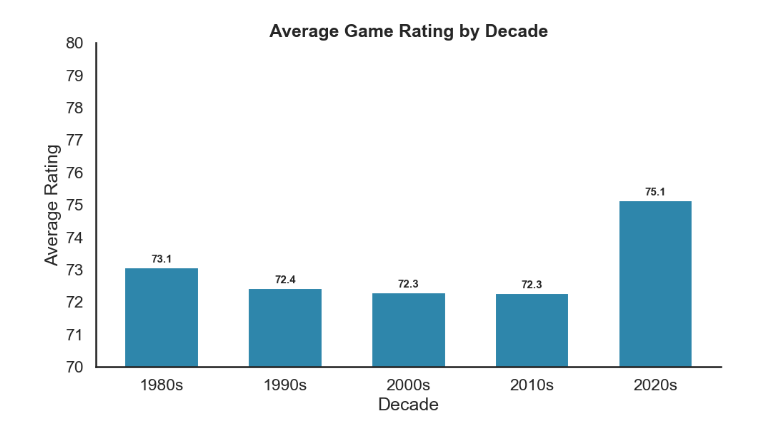
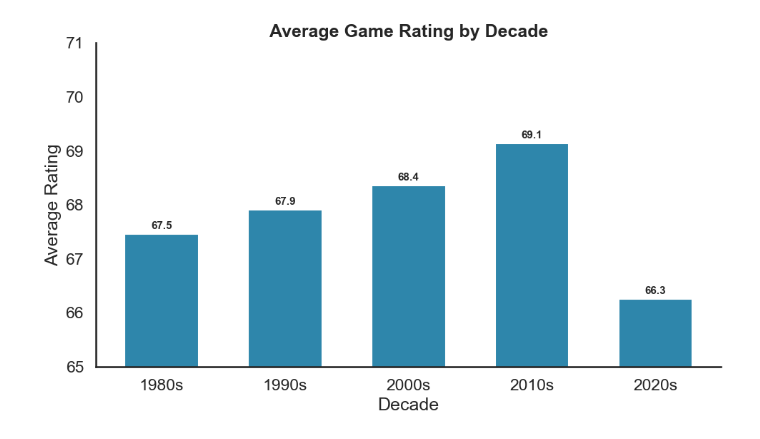
Before and after one commit to grantstarnes/h501-group6, a Jupyter notebook: videogame_test.ipynb, the cells around one changed output. Saved outputs shown, nothing was run; the diff lists cells and outputs as text; code cells hidden in the pictures.

```diff
--- a/videogame_test.ipynb
+++ b/videogame_test.ipynb
@@ -14,0 +88,8 @@ videogame_data = pd.read_csv(
+# %%
+merged_df = (
+    df3
+    .merge(df2, left_on='id', right_on = 'game_id', how='left')
+    .merge(df, left_on='game_id', right_on = 'game_id', how='left')
+)
+
+print(merged_df.head())
@@ -15,16 +114,14 @@ videogame_data = pd.read_csv(
 # %%
 # Code for Ratings of the Top 10 Genres based on Time to Beat Mode Graph
 
-
-
 # Choose genre column
-genre_col = "genres" if "genres" in videogame_data.columns else ("genre" if "genre" in videogame_data.columns else None)
+genre_col = "genres" if "genres" in merged_df.columns else ("genre" if "genre" in merged_df.columns else None)
 if genre_col is None:
     raise KeyError("No 'genres' or 'genre' column in merged_df.")
 
 # Keep columns we need (including total_rating ONLY)
 need = [genre_col, "name", "total_rating", "hastily", "normally", "completely"]
-work = videogame_data[[c for c in need if c in videogame_data.columns]].copy()
+work = merged_df[[c for c in need if c in merged_df.columns]].copy()
 
 # Split pipe-delimited genres -> explode
 work[genre_col] = work[genre_col].fillna("").astype(str)
@@ -199,35 +326,39 @@ decade_avg = (
 # %%
-# --- Create Bar Chart ---
+# 5) Plot bar chart
 sns.set_style("white")
 sns.set_context("talk")
 BRAND = "#2E86AB"
 
 fig, ax = plt.subplots(figsize=(10, 6))
-bars = ax.bar(decade_avg["decade"], decade_avg["avg_rating"], color=BRAND, width=0.6)
+bars = ax.bar(decade_avg["decade"], decade_avg["avg_rating"],
+              color=BRAND, width=0.6)
 
 # Label each bar with value
 for bar in bars:
     height = bar.get_height()
     ax.annotate(f"{height:.1f}",
-                xy=(bar.get_x() + bar.get_width()/2, height),
-                xytext=(0, 5), textcoords="offset points",
-                ha="center", fontsize=11, fontweight="bold")
+                xy=(bar.get_x() + bar.get_width() / 2, height),
+                xytext=(0, 5),
+                textcoords="offset points",
+                ha="center",
+                fontsize=11,
+                fontweight="bold")
 
-# clean visuals
 sns.despine(ax=ax, top=True, right=True)
 ax.grid(False)
 ax.set_xlabel("Decade")
 ax.set_ylabel("Average Rating")
 ax.set_title("Average Game Rating by Decade", fontweight="bold")
 
-# Adjust Y-axis range and ticks
-ax.set_ylim(70, 80)
-ax.set_yticks(np.arange(70, 81, 1))
+# Dynamic y-axis so bars are always visible
+ymin = np.floor(decade_avg["avg_rating"].min() - 1)
+ymax = np.ceil(decade_avg["avg_rating"].max() + 1)
+ax.set_ylim(ymin, ymax)
 
 plt.tight_layout()
 plt.show()
 # %% [output]
-[figure, old version]
+[figure, new version]
 # %%
 # Platform Popularity Analysis Graph
 
```
Also changed, not shown: parts of 7 cells of this notebook, 1 other file.
